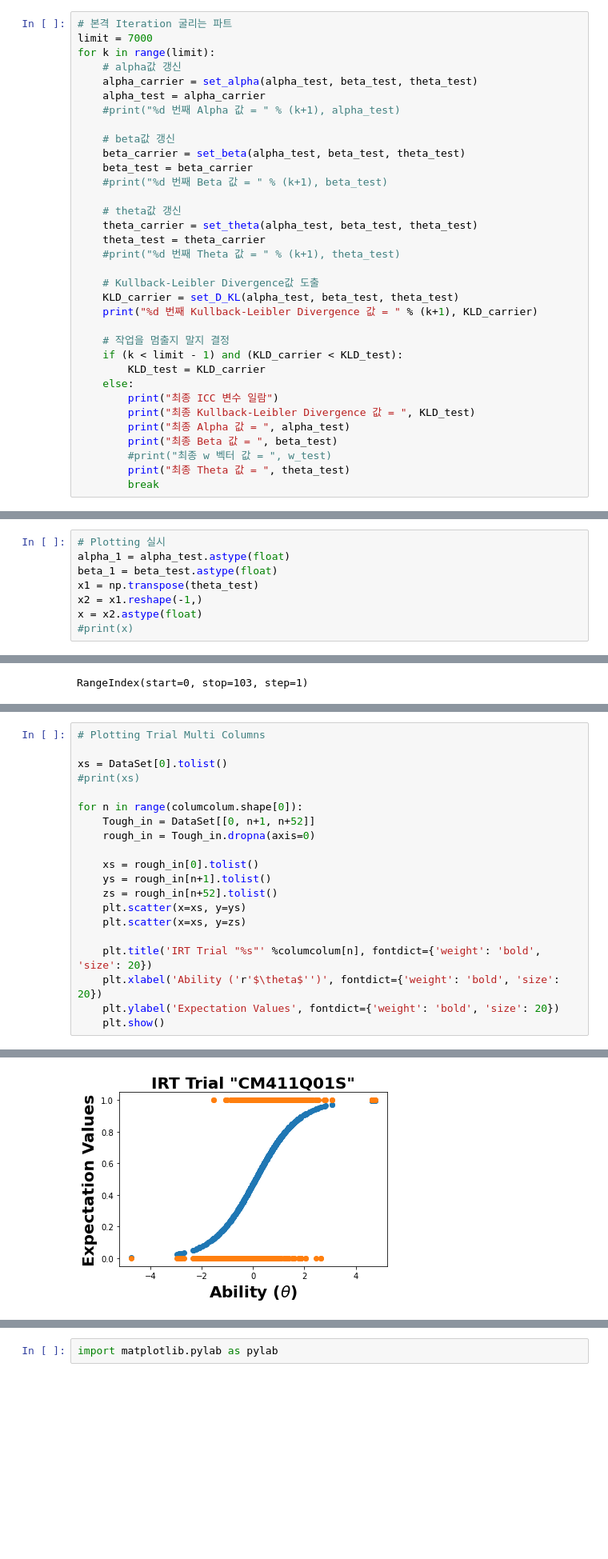
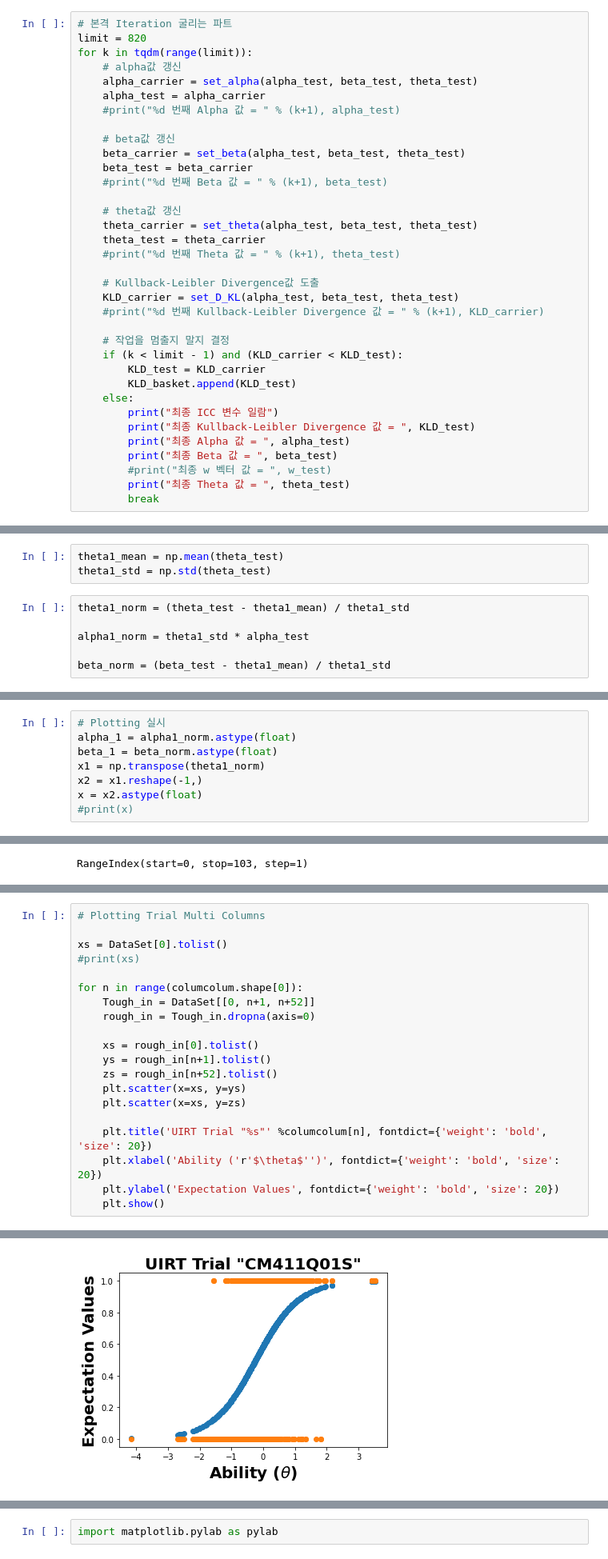
Before and after one commit to WhyBreakMe/Doitoiance, a Jupyter notebook: PISA_KLD_no_w.ipynb, the cells around one changed output, grey strips where cells are left out. Shown at 80% size. Cells and saved outputs as stored; diff of their text form; blank space fills up the shorter version.

```diff
--- a/PISA_KLD_no_w.ipynb
+++ b/PISA_KLD_no_w.ipynb
@@ -460,7 +435,7 @@ KLD_test = KLD_1.copy()
 # %%
 # 본격 Iteration 굴리는 파트
-limit = 7000
-for k in range(limit):
+limit = 820
+for k in tqdm(range(limit)):
     # alpha값 갱신
     alpha_carrier = set_alpha(alpha_test, beta_test, theta_test)
     alpha_test = alpha_carrier
@@ -478,11 +453,12 @@ for k in range(limit):
 
     # Kullback-Leibler Divergence값 도출
     KLD_carrier = set_D_KL(alpha_test, beta_test, theta_test)
-    print("%d 번째 Kullback-Leibler Divergence 값 = " % (k+1), KLD_carrier)
+    #print("%d 번째 Kullback-Leibler Divergence 값 = " % (k+1), KLD_carrier)
 
     # 작업을 멈출지 말지 결정
     if (k < limit - 1) and (KLD_carrier < KLD_test):
         KLD_test = KLD_carrier
+        KLD_basket.append(KLD_test)
     else:
         print("최종 ICC 변수 일람")
         print("최종 Kullback-Leibler Divergence 값 = ", KLD_test)
@@ -517,0 +498,9 @@ np.set_printoptions(threshold=np.inf, linewidth=np.inf)
+# %%
+theta1_mean = np.mean(theta_test)
+theta1_std = np.std(theta_test)
+# %%
+theta1_norm = (theta_test - theta1_mean) / theta1_std
+
+alpha1_norm = theta1_std * alpha_test
+
+beta_norm = (beta_test - theta1_mean) / theta1_std
@@ -518,8 +555,8 @@ np.set_printoptions(threshold=np.inf, linewidth=np.inf)
 # %%
 # Plotting 실시
-alpha_1 = alpha_test.astype(float)
-beta_1 = beta_test.astype(float)
-x1 = np.transpose(theta_test)
+alpha_1 = alpha1_norm.astype(float)
+beta_1 = beta_norm.astype(float)
+x1 = np.transpose(theta1_norm)
 x2 = x1.reshape(-1,)
 x = x2.astype(float)
 #print(x)
@@ -679,7 +716,7 @@ for n in range(columcolum.shape[0]):
     plt.scatter(x=xs, y=ys)
     plt.scatter(x=xs, y=zs)
 
-    plt.title('IRT Trial "%s"' %columcolum[n], fontdict={'weight': 'bold', 'size': 20})
+    plt.title('UIRT Trial "%s"' %columcolum[n], fontdict={'weight': 'bold', 'size': 20})
     plt.xlabel('Ability ('r'$\theta$'')', fontdict={'weight': 'bold', 'size': 20})
     plt.ylabel('Expectation Values', fontdict={'weight': 'bold', 'size': 20})
     plt.show()
@@ -691 +728 @@ for n in range(columcolum.shape[0]):
-[figure, old version]
+[figure, new version]
```
Also changed, not shown: parts of 29 cells of this notebook, 4 other files.
